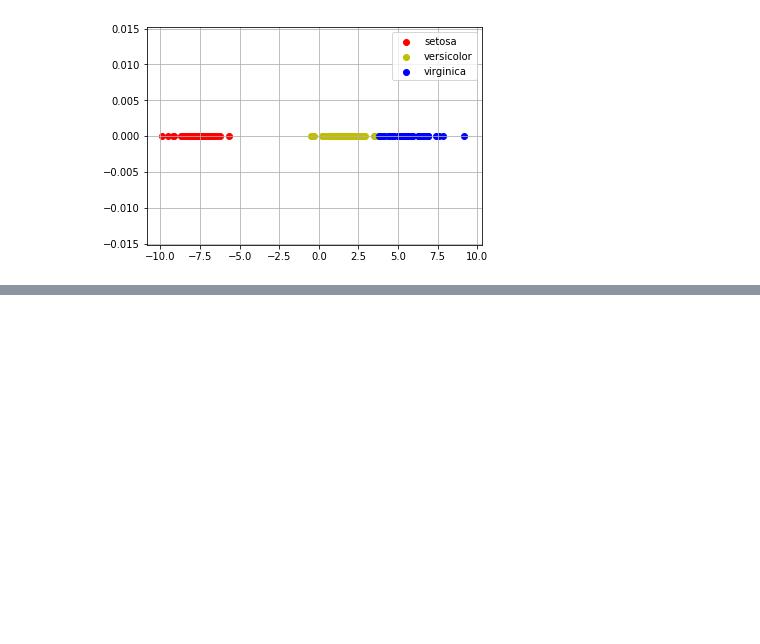
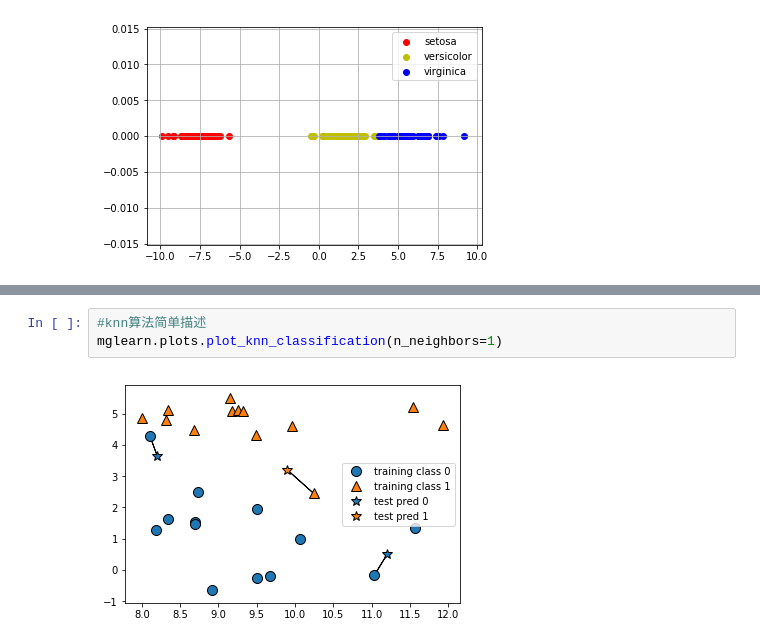
Before and after one commit to AnnYN/classify, a Jupyter notebook: discriminant-analysis.ipynb, the cells around one changed output, grey strips where cells are left out. Cells and saved outputs as stored; diff of their text form; blank space fills up the shorter version.

```diff
--- a/discriminant-analysis.ipynb
+++ b/discriminant-analysis.ipynb
@@ -146,0 +300,5 @@ plt.show()
+# %%
+#knn算法简单描述
+mglearn.plots.plot_knn_classification(n_neighbors=1)
+# %% [output]
+[figure, added]
```
Also changed, not shown: parts of 94 cells of this notebook.
